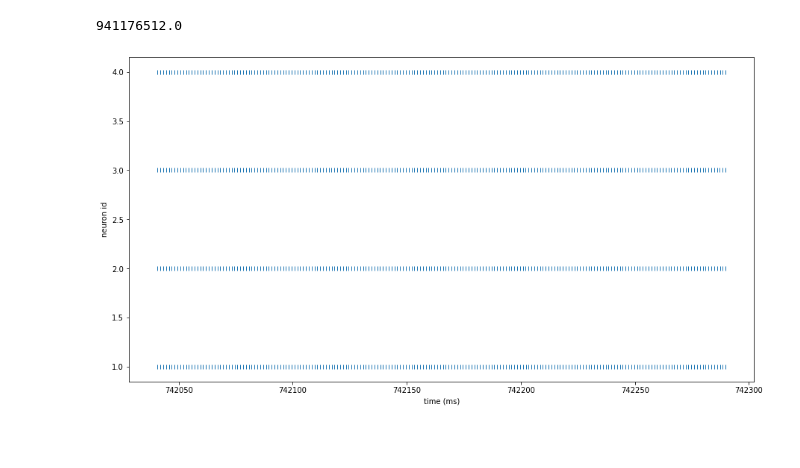
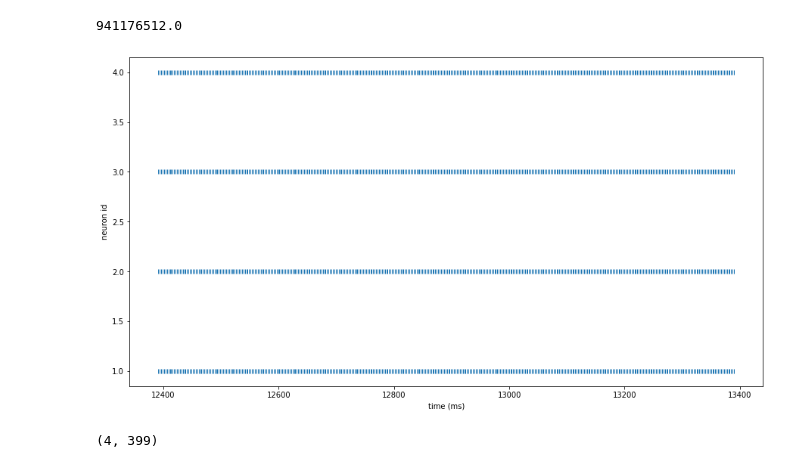
Before and after one commit to neuromorphic-CPG/neuromorphic-CPG, a Jupyter notebook: adaptation_fpgaspikes.ipynb, the cells around one changed output. Cells and saved outputs as stored; diff of their text form; code cells hidden in the pictures; blank space fills up the shorter version.

Commit message:
simple functions for ISI plots added

```diff
--- a/adaptation_fpgaspikes.ipynb
+++ b/adaptation_fpgaspikes.ipynb
@@ -37,7 +37,7 @@ net = network.DynapseNetworkGenerator()
 spikegen_id = 5
 # 400 spikes in 2 second
 # duration of spikegen
-duration = 1
+duration = 2
 rate = 800
 # rates = np.repeat(rate, 8)
 spike_times = np.linspace(0, duration, rate)
@@ -82,9 +81,49 @@ parameters.set_param(model, parameters.AMPA_WEIGHT, (7,100), chip, core)
 #  parameters.set_param(model, parameters.AMPA_TIME_CONSTANT, (2,80), chip, core)
 # %% [output]
 941176512.0
+# %%
+# duration of simulation
+duration = 1
+# start monitor
+dynapse.start_graph()
+# start the stimulus
+fpga_gen.start()
+# run experiment
+dynapse.run_simulation(1)
+spikes = dynapse.run_simulation(duration)
+# stop the stimulus
+fpga_gen.stop()
+# stop graph
+dynapse.stop_graph()
+
+plt.figure(figsize=[15,8])
+plt.plot([spike.timestamp/1000 for spike in spikes], [spike.id for spike in spikes],'|')
+plt.xlabel('time (ms)')
+plt.ylabel('neuron id')
+
+plt.show()
+# %% [output]
+[figure, added]
+# %%
+def spikes_of_neuron_id(neuron_id):
+    neuron_spike_times = []
+    for spike in spikes:
+        if neuron_id == spike.id:
+            neuron_spike_times.append(spike.timestamp)
+            neuron_ISI = np.diff(spike_times)/1000
+    return neuron_spike_times, neuron_ISI
+
+all_neuron_ISI = []
+for neuron_id in nids:
+    spike_times, neuron_ISI = spikes_of_neuron_id(1)
+    all_neuron_ISI.append(neuron_ISI)
+
+print(np.shape(all_neuron_ISI))
+# %% [output]
+(4, 399)
 # %%
 # duration of simulation
-duration = 0.25
+duration = 0.1
 # start monitor
 dynapse.start_graph()
 # start the stimulus
@@ -103,5 +142,3 @@ plt.xlabel('time (ms)')
 plt.ylabel('neuron id')
 
 plt.show()
-# %% [output]
-[figure, removed]
```
Also changed, not shown: parts of 5 cells of this notebook, 1 other file.
